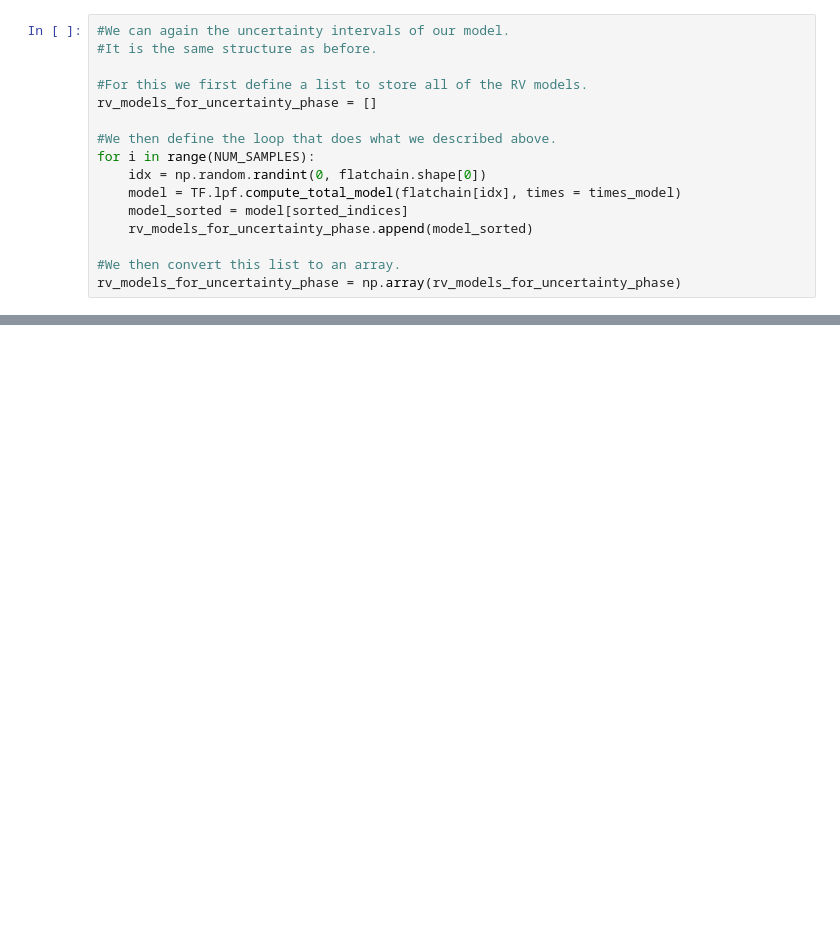
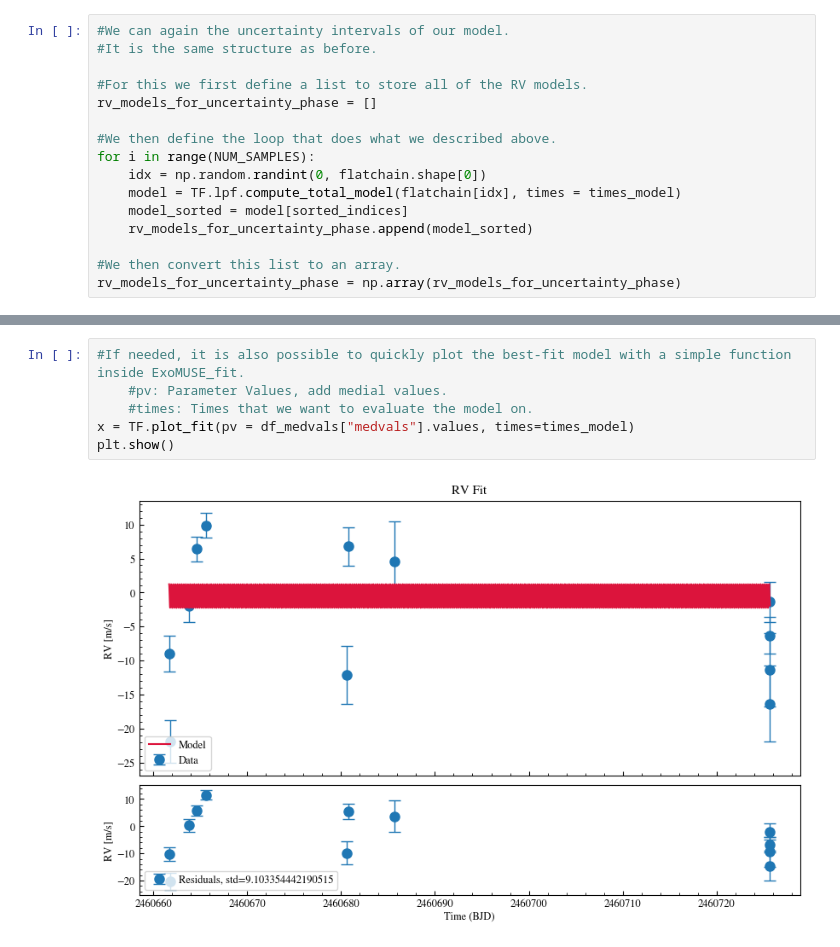
Before and after one commit to Kaya-Han-Tas/ExoMUSE, a Jupyter notebook: notebooks/rv-tests/ExoMUSE - TOI-2431_RVOnlyFit.ipynb, the cells around one changed output, grey strips where cells are left out. Drawn from its saved outputs; the diff is of its cells as text; blank space fills up the shorter version.

```diff
--- a/notebooks/rv-tests/ExoMUSE - TOI-2431_RVOnlyFit.ipynb
+++ b/notebooks/rv-tests/ExoMUSE - TOI-2431_RVOnlyFit.ipynb
@@ -603,3 +609,11 @@ ax.legend(loc = "lower left", fontsize = 8)
 plt.show();
 # %% [output]
 [figure]
+# %%
+#If needed, it is also possible to quickly plot the best-fit model with a simple function inside ExoMUSE_fit.
+    #pv: Parameter Values, add medial values.
+    #times: Times that we want to evaluate the model on.
+x = TF.plot_fit(pv = df_medvals["medvals"].values, times=times_model)
+plt.show()
+# %% [output]
+[figure, added]
```
Also changed, not shown: parts of 16 cells of this notebook, 7 other files.
